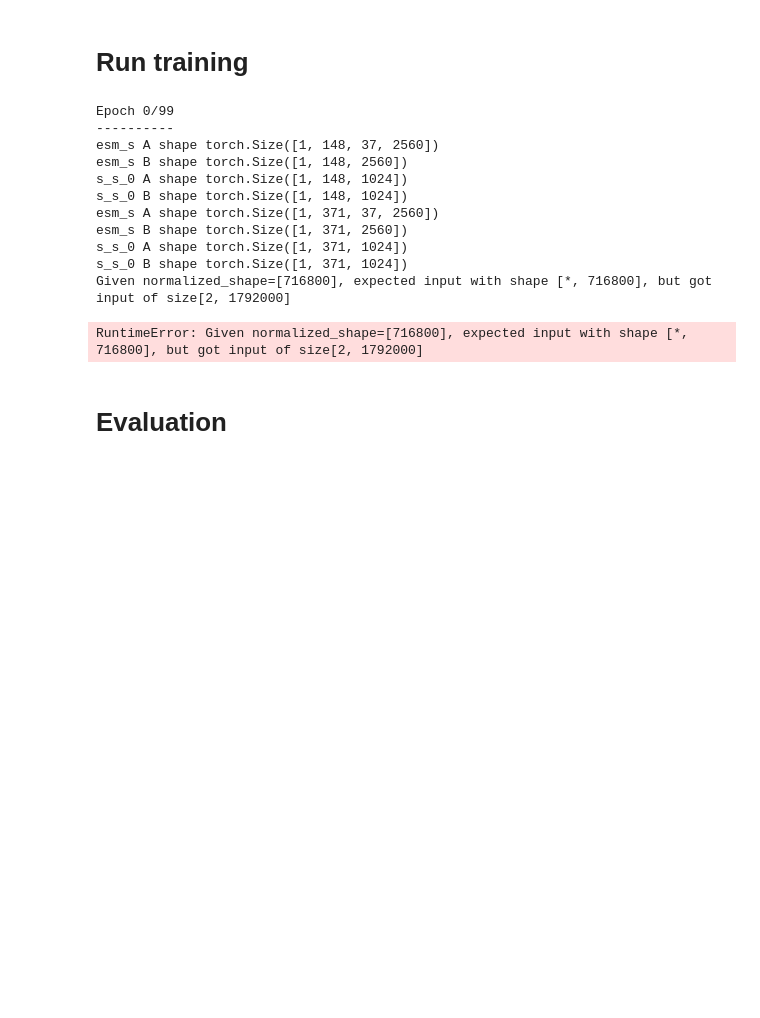
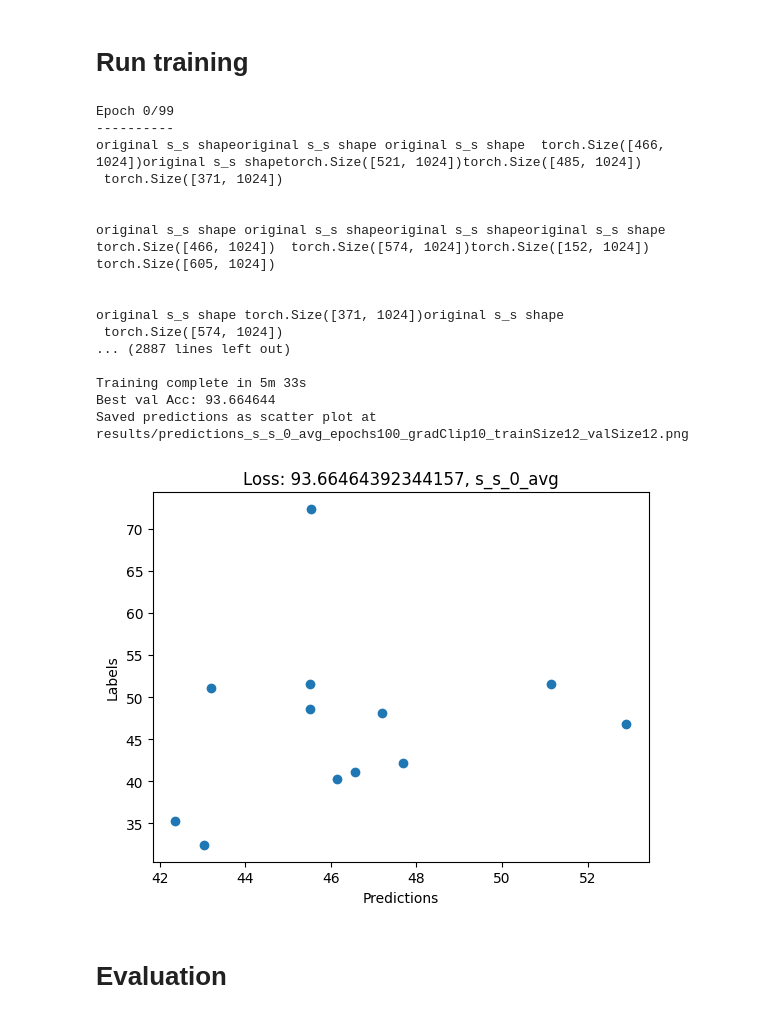
Before and after one commit to tfiedlerdev/pretraining-aware-hotprot, a Jupyter notebook: train.ipynb, the cells around one changed output. Cells and saved outputs as stored; diff of their text form; code cells hidden in the pictures; blank space fills up the shorter version.

```diff
--- a/train.ipynb
+++ b/train.ipynb
@@ -32,8 +32,8 @@ telegramBot.enabled=False
 # %% [markdown]
 # Defining datasets (train/validation)
 # %%
-trainSet = ThermostabilityDataset("train.csv", limit=12)
-valSet = ThermostabilityDataset("train.csv", limit=12)
+trainSet = ThermostabilityPregeneratedDataset("train.csv", limit=1024, usePerProteinRep=True)
+valSet = ThermostabilityPregeneratedDataset("val.csv", limit=12, usePerProteinRep=True)
 
 dataloaders = {
     "train": torch.utils.data.DataLoader(trainSet, batch_size=2, shuffle=True, num_workers=4),
@@ -54,8 +56,10 @@ print(next(enumerate(dataloaders["train"])))
 from thermostability.hotinfer import HotInferModelParallel
 from thermostability.hotinfer_pregenerated import HotInferPregeneratedFC
 
-representation_key = "esm_s_B_avg"
-model = HotInferModelParallel(representation_key=representation_key, thermo_module=HotInferPregeneratedFC(input_seq_len=2560, num_hidden_layers=3, first_hidden_size=1024))
+representation_key = "s_s_0_avg"
+
+
+model = HotInferPregeneratedFC(input_len=1024, num_hidden_layers=3, first_hidden_size=1024).to("cuda:0")
 # %% [output]
 1024
 512
@@ -90,25 +84,31 @@ exp_lr_scheduler = lr_scheduler.StepLR(optimizer_ft, step_size=7, gamma=0.1)
 # %%
 try:
     model, best_epoch_loss = train_model(model, criterion, exp_lr_scheduler, dataloaders=dataloaders, dataset_sizes=dataset_sizes, use_wandb=False,
-                        num_epochs=100, prepare_labels = lambda x: x.to("cuda:1"), label=representation_key)
+                        num_epochs=100, prepare_labels = lambda x: x.to("cuda:0"),prepare_inputs=lambda x: x.to("cuda:0"), label=representation_key)
 except Exception as e:
     print(e)
     if not telegramBot.enabled:
         raise e
     telegramBot.send_telegram(f"Training failed with error message: {str(e)}")
 # %% [output]
 Epoch 0/99
 ----------
-esm_s A shape torch.Size([1, 148, 37, 2560])
-esm_s B shape torch.Size([1, 148, 2560])
-s_s_0 A shape torch.Size([1, 148, 1024])
-s_s_0 B shape torch.Size([1, 148, 1024])
-esm_s A shape torch.Size([1, 371, 37, 2560])
-esm_s B shape torch.Size([1, 371, 2560])
-s_s_0 A shape torch.Size([1, 371, 1024])
-s_s_0 B shape torch.Size([1, 371, 1024])
-Given normalized_shape=[716800], expected input with shape [*, 716800], but got input of size[2, 1792000]
+original s_s shapeoriginal s_s shape original s_s shape  torch.Size([466, 1024])original s_s shapetorch.Size([521, 1024])torch.Size([485, 1024])
+ torch.Size([371, 1024])
+
+
+original s_s shape original s_s shapeoriginal s_s shapeoriginal s_s shape torch.Size([466, 1024])  torch.Size([574, 1024])torch.Size([152, 1024])
+torch.Size([605, 1024])
+
+
+original s_s shape torch.Size([371, 1024])original s_s shape
+ torch.Size([574, 1024])
+... (2887 lines left out)
+
+Training complete in 5m 33s
+Best val Acc: 93.664644
+Saved predictions as scatter plot at results/predictions_s_s_0_avg_epochs100_gradClip10_trainSize12_valSize12.png
-RuntimeError: Given normalized_shape=[716800], expected input with shape [*, 716800], but got input of size[2, 1792000]
+[figure, added]
 # %% [markdown]
 # Evaluation
 # %%
```
Also changed, not shown: parts of 3 cells of this notebook, 3 other files.
